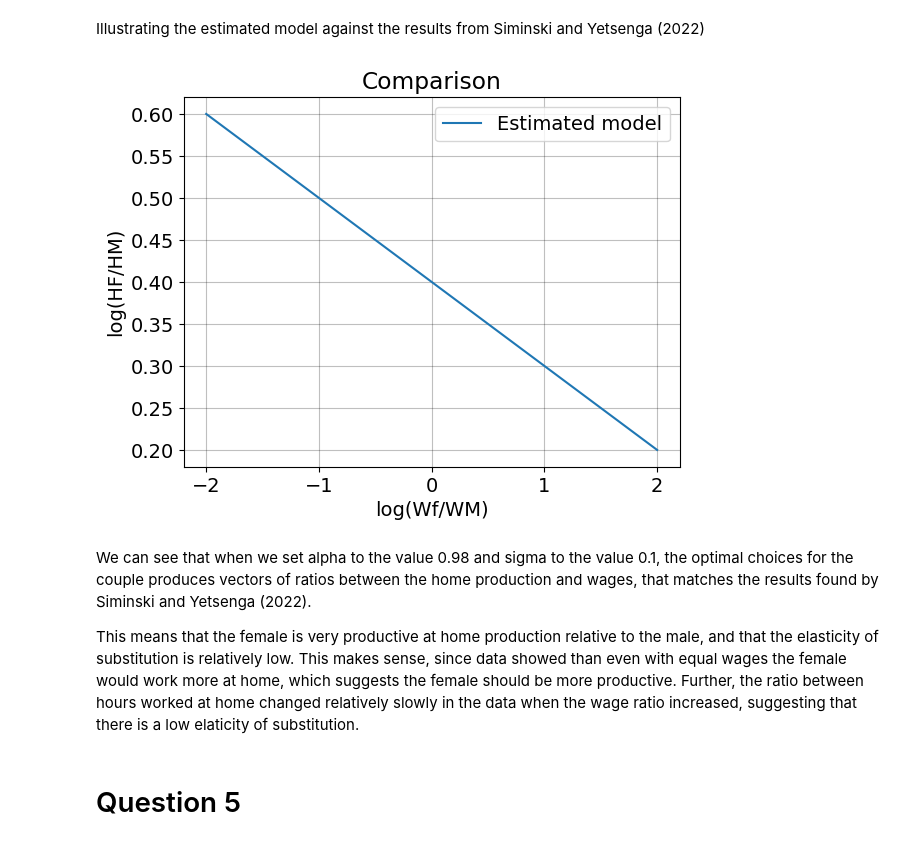
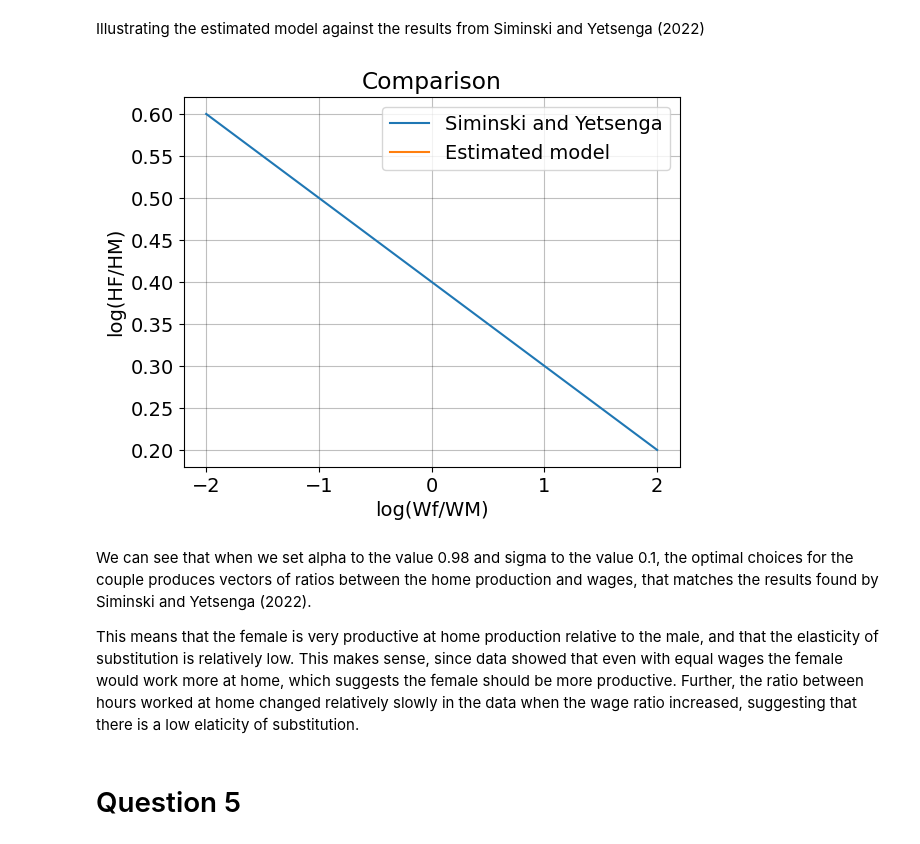
Before and after one commit to NumEconCopenhagen/projects-2023-jos-p-og-tex, a Jupyter notebook: inauguralproject/inauguralproject.ipynb, the cells around one changed output. Drawn from its saved outputs; the diff is of its cells as text; code cells hidden in the pictures.

```diff
--- a/inauguralproject/inauguralproject.ipynb
+++ b/inauguralproject/inauguralproject.ipynb
@@ -154,25 +154,25 @@ Illustrating the estimated model against the results from Siminski and Yetsenga
 # %%
 # Creating linspace for x-axis
 x = np.linspace(-2, 2, 100)
 
 # Regression from Siminski and Yetsenga (2022)
 y = 0.4 - 0.1 * x
-y_est = model4.sol.beta0 + model4.sol.beta1 * x
+#y_original = model2.sol.beta0 + model2.sol.beta1 * x
 
 # Plotting the two regressions and adding label and legend
 plt.plot(x, y, label='Siminski and Yetsenga')
-plt.plot(x, y_est, label='Estimated model')
+plt.plot(x, y_original, label='Estimated model')
 plt.xlabel('log(Wf/WM)')
 plt.ylabel('log(HF/HM)')
 plt.title('Comparison')
 plt.legend()
 plt.show()
 # %% [output]
-[figure, old version]
+[figure, new version]
 # %% [markdown]
 We can see that when we set alpha to the value 0.98 and sigma to the value 0.1, the optimal choices for the couple produces vectors of ratios between the home production and wages, that matches the results found by Siminski and Yetsenga (2022).
 
-This means that the female is very productive at home production relative to the male, and that the elasticity of substitution is relatively low. This makes sense, since data showed than even with equal wages the female would work more at home, which suggests the female should be more productive. Further, the ratio between hours worked at home changed relatively slowly in the data when the wage ratio increased, suggesting that there is a low elaticity of substitution.
+This means that the female is very productive at home production relative to the male, and that the elasticity of substitution is relatively low. This makes sense, since data showed that even with equal wages the female would work more at home, which suggests the female should be more productive. Further, the ratio between hours worked at home changed relatively slowly in the data when the wage ratio increased, suggesting that there is a low elaticity of substitution.
 # %% [markdown]
 # Question 5
 # %% [markdown]
```
Also changed, not shown: parts of 2 cells of this notebook.
